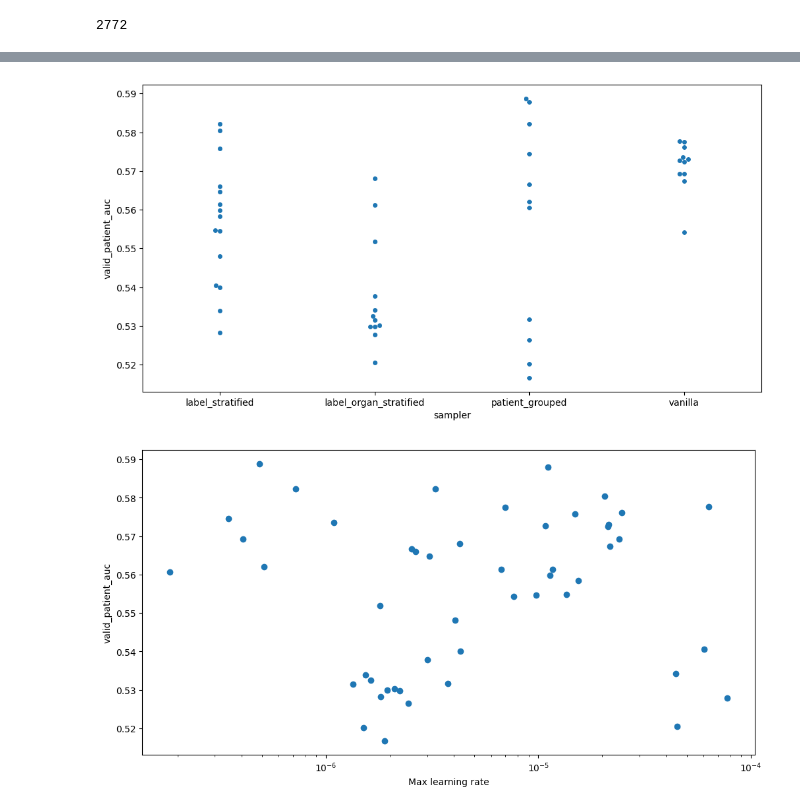
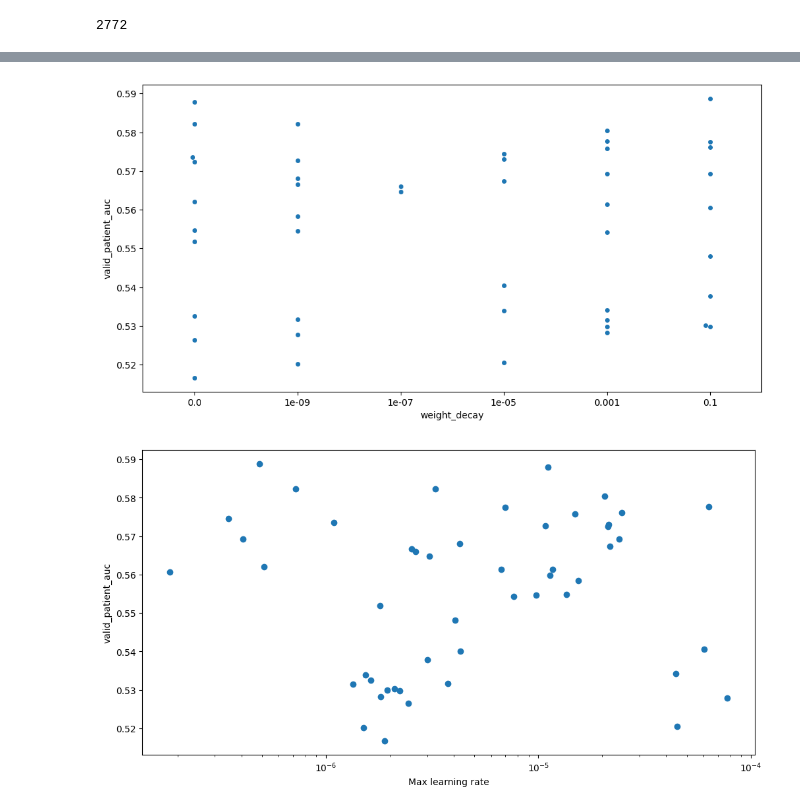
Before and after one commit to RensterMaat/premium_dl_ct, a Jupyter notebook: 01_explore.ipynb, the cells around one changed output, grey strips where cells are left out. Cells and saved outputs as stored; diff of their text form; code cells hidden in the pictures.

```diff
--- a/01_explore.ipynb
+++ b/01_explore.ipynb
@@ -98,5 +152,5 @@ len(df)
 # %%
 import pandas as pd
 
-df = pd.read_csv('/mnt/c/Users/user/Downloads/wandb_export_2023-01-20T09_41_36.111+01_00.csv')
+df = pd.read_csv('/mnt/c/Users/user/Downloads/wandb_export_2023-01-20T08_15_03.480+01_00.csv')
 df = df[df.State == 'finished']
@@ -103,12 +169,12 @@ df = df[df.State == 'finished']
 # %%
 import matplotlib.pyplot as plt
 import seaborn as sn
 
 plt.figure(figsize=(12,6))
-sn.swarmplot(data=df, x='sampler', y='valid_patient_auc')
+sn.swarmplot(data=df, x='weight_decay', y='valid_patient_auc')
 plt.show()
 # %% [output]
-[figure, old version]
+[figure, new version]
 # %%
 plt.figure(figsize=(12,6))
 plt.scatter(df.lr, df.valid_patient_auc)
```
Also changed, not shown: parts of 11 cells of this notebook, 3 other files.
